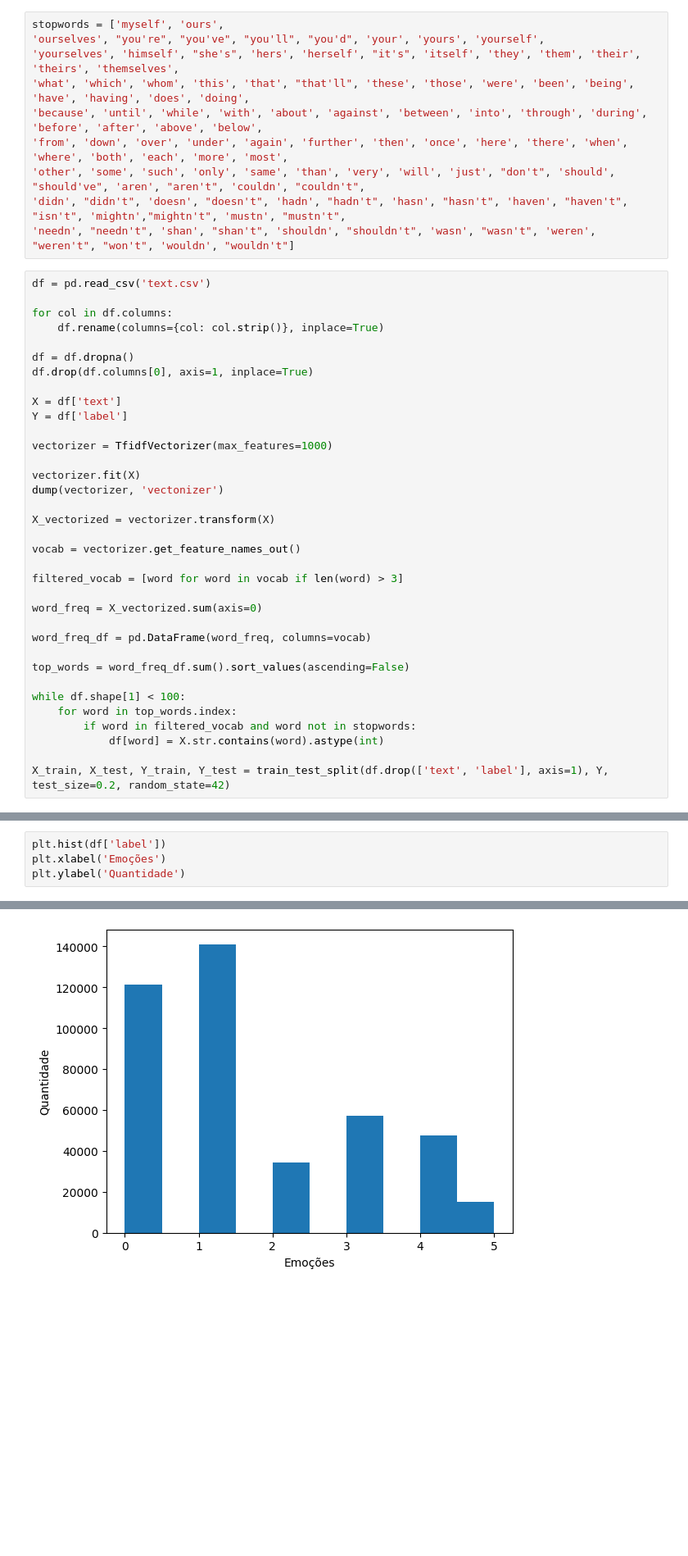
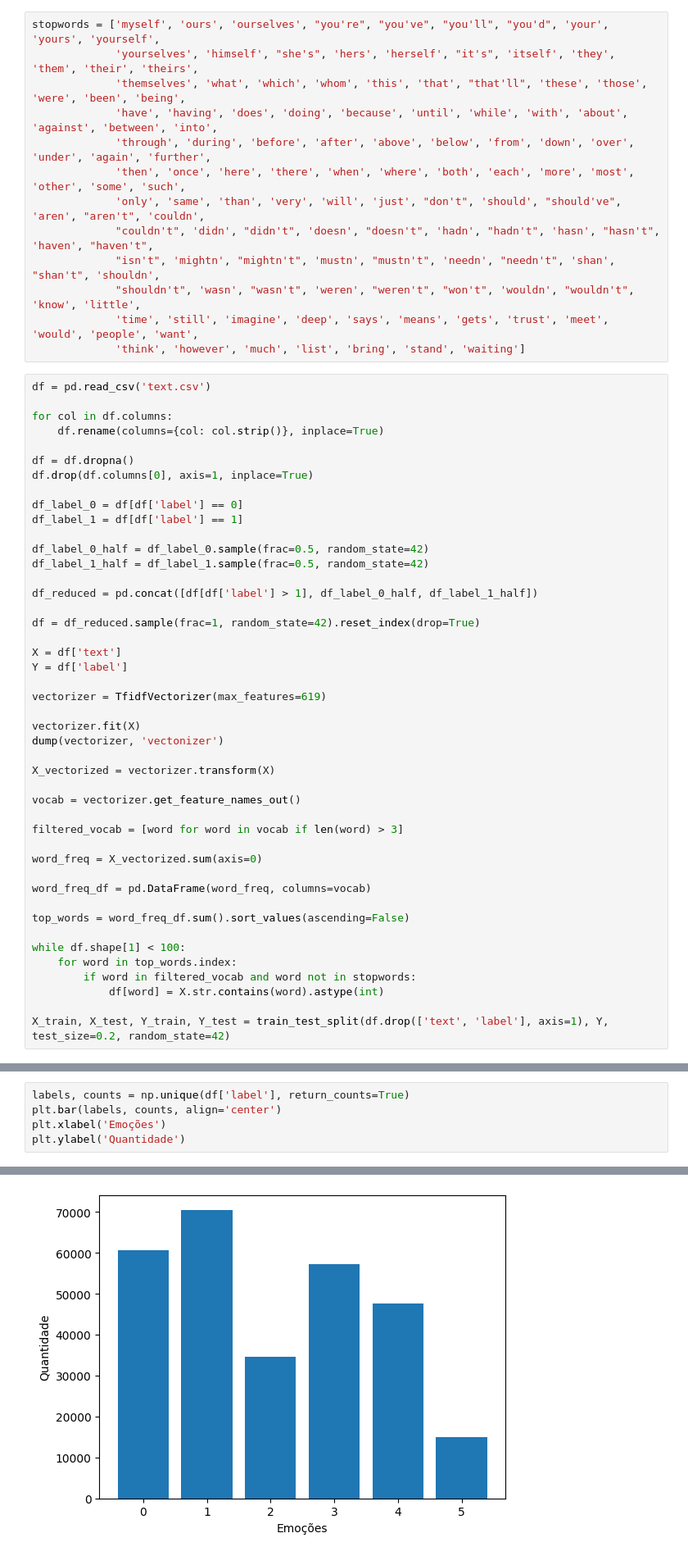
Before and after one commit to marcoshrb/Emotions-Predict, a Jupyter notebook: server/Projeto.ipynb, the cells around one changed output, grey strips where cells are left out. Shown: that part at 82% size. Drawn from its saved outputs; the diff is of its cells as text; blank space fills up the shorter version.

```diff
--- a/server/Projeto.ipynb
+++ b/server/Projeto.ipynb
@@ -30,15 +31,18 @@ from sklearn.metrics import mean_absolute_error, r2_score, accuracy_score
 from sklearn.model_selection import train_test_split, GridSearchCV, cross_val_score
 from sklearn.feature_extraction.text import TfidfVectorizer
 # %%
-stopwords = ['myself', 'ours',
-'ourselves', "you're", "you've", "you'll", "you'd", 'your', 'yours', 'yourself',
-'yourselves', 'himself', "she's", 'hers', 'herself', "it's", 'itself', 'they', 'them', 'their', 'theirs', 'themselves',
-'what', 'which', 'whom', 'this', 'that', "that'll", 'these', 'those', 'were', 'been', 'being', 'have', 'having', 'does', 'doing',
-'because', 'until', 'while', 'with', 'about', 'against', 'between', 'into', 'through', 'during', 'before', 'after', 'above', 'below',
-'from', 'down', 'over', 'under', 'again', 'further', 'then', 'once', 'here', 'there', 'when', 'where', 'both', 'each', 'more', 'most',
-'other', 'some', 'such', 'only', 'same', 'than', 'very', 'will', 'just', "don't", 'should', "should've", 'aren', "aren't", 'couldn', "couldn't",
-'didn', "didn't", 'doesn', "doesn't", 'hadn', "hadn't", 'hasn', "hasn't", 'haven', "haven't", "isn't", 'mightn',"mightn't", 'mustn', "mustn't",
-'needn', "needn't", 'shan', "shan't", 'shouldn', "shouldn't", 'wasn', "wasn't", 'weren', "weren't", "won't", 'wouldn', "wouldn't"]
+stopwords = ['myself', 'ours', 'ourselves', "you're", "you've", "you'll", "you'd", 'your', 'yours', 'yourself',
+             'yourselves', 'himself', "she's", 'hers', 'herself', "it's", 'itself', 'they', 'them', 'their', 'theirs',
+             'themselves', 'what', 'which', 'whom', 'this', 'that', "that'll", 'these', 'those', 'were', 'been', 'being',
+             'have', 'having', 'does', 'doing', 'because', 'until', 'while', 'with', 'about', 'against', 'between', 'into',
+             'through', 'during', 'before', 'after', 'above', 'below', 'from', 'down', 'over', 'under', 'again', 'further',
+             'then', 'once', 'here', 'there', 'when', 'where', 'both', 'each', 'more', 'most', 'other', 'some', 'such',
+             'only', 'same', 'than', 'very', 'will', 'just', "don't", 'should', "should've", 'aren', "aren't", 'couldn',
+             "couldn't", 'didn', "didn't", 'doesn', "doesn't", 'hadn', "hadn't", 'hasn', "hasn't", 'haven', "haven't",
+             "isn't", 'mightn', "mightn't", 'mustn', "mustn't", 'needn', "needn't", 'shan', "shan't", 'shouldn',
+             "shouldn't", 'wasn', "wasn't", 'weren', "weren't", "won't", 'wouldn', "wouldn't", 'know', 'little',
+             'time', 'still', 'imagine', 'deep', 'says', 'means', 'gets', 'trust', 'meet', 'would', 'people', 'want',
+             'think', 'however', 'much', 'list', 'bring', 'stand', 'waiting']
 # %%
 df = pd.read_csv('text.csv')
 
@@ -48,10 +52,20 @@ for col in df.columns:
 df = df.dropna()
 df.drop(df.columns[0], axis=1, inplace=True)
 
+df_label_0 = df[df['label'] == 0]
+df_label_1 = df[df['label'] == 1]
+
+df_label_0_half = df_label_0.sample(frac=0.5, random_state=42)
+df_label_1_half = df_label_1.sample(frac=0.5, random_state=42)
+
+df_reduced = pd.concat([df[df['label'] > 1], df_label_0_half, df_label_1_half])
+
+df = df_reduced.sample(frac=1, random_state=42).reset_index(drop=True)
+
 X = df['text']
 Y = df['label']
 
-vectorizer = TfidfVectorizer(max_features=1000)
+vectorizer = TfidfVectorizer(max_features=619)
 
 vectorizer.fit(X)
 dump(vectorizer, 'vectonizer')
@@ -87,10 +101,11 @@ Index(['text', 'label', 'feel', 'feeling', 'like', 'really', 'know', 'little',
 # %%
-plt.hist(df['label'])
+labels, counts = np.unique(df['label'], return_counts=True)
+plt.bar(labels, counts, align='center')
 plt.xlabel('Emoções')
 plt.ylabel('Quantidade')
 # %% [output]
 Text(0, 0.5, 'Quantidade')
-[figure, old version]
+[figure, new version]
 # %%
 stud_bplt = df.boxplot(column = ['label'])
 stud_bplt.plot()
```
Also changed, not shown: parts of 3 cells of this notebook, 2 other files.
